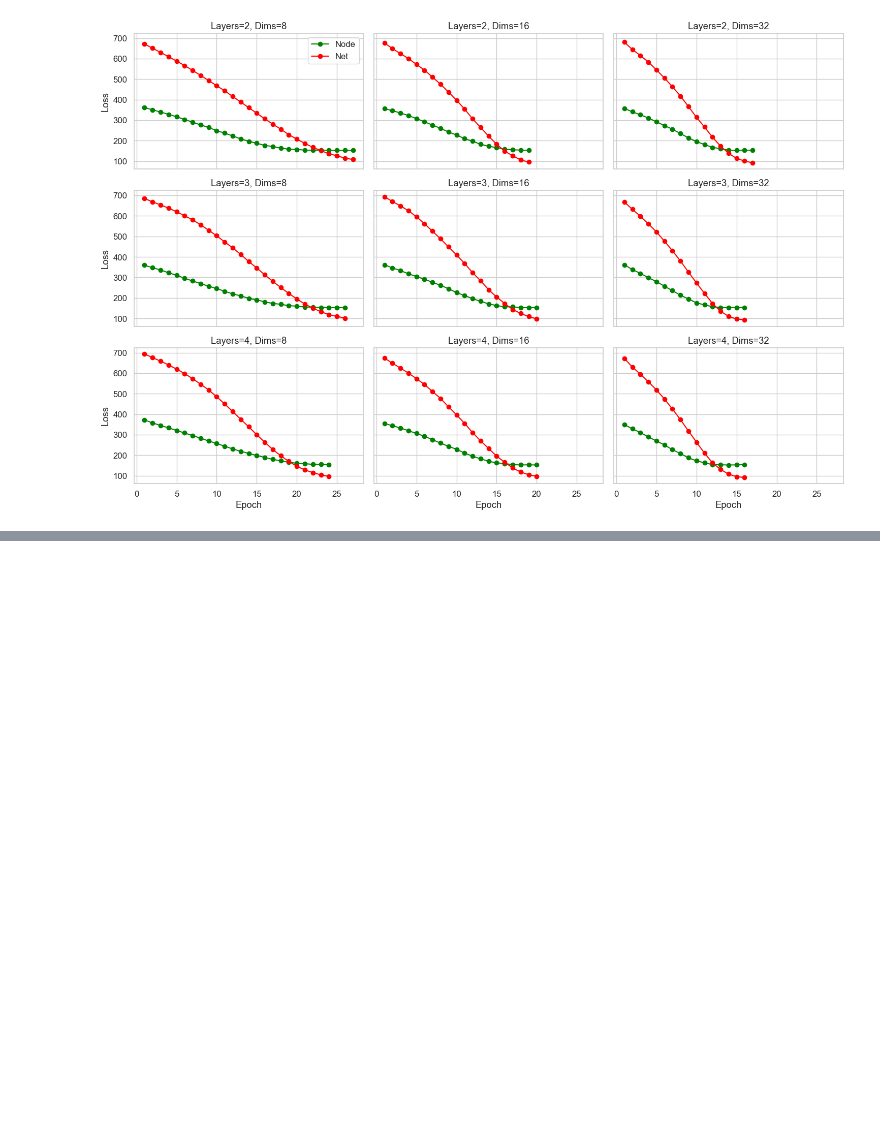
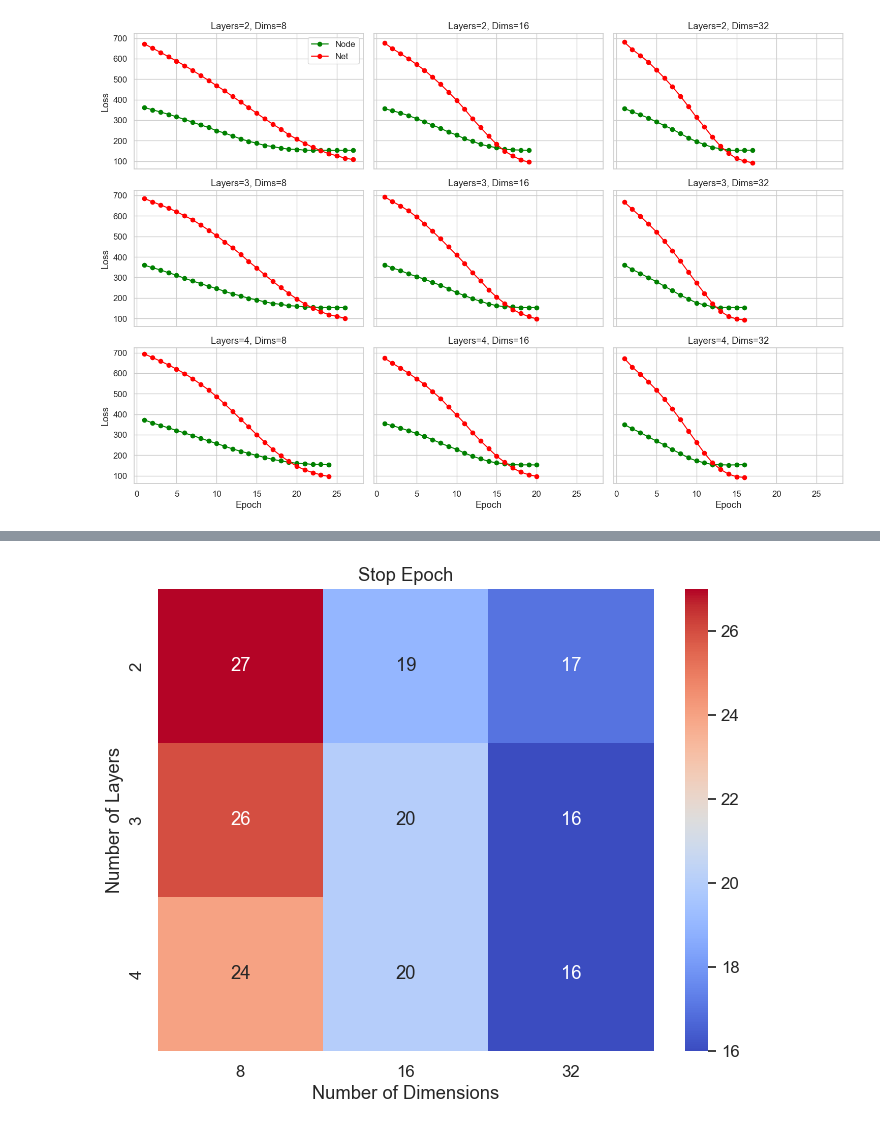
Before and after one commit to hanhoangia/dehnn-optim, a Jupyter notebook: notebook/gridsearch_plots.ipynb, the cells around one changed output, grey strips where cells are left out. Cells and saved outputs as stored; diff of their text form; code cells hidden in the pictures; blank space fills up the shorter version.

```diff
--- a/notebook/gridsearch_plots.ipynb
+++ b/notebook/gridsearch_plots.ipynb
@@ -7,8 +7,8 @@ import seaborn as sns
 sns.set(style="whitegrid", font_scale=1.1)
 
 # Paths to CSV files (adjust if needed)
-grid_search_csv = "../profiling_results/gridsearch/grid_search_results.csv"
-train_loss_csv = "../profiling_results/gridsearch/training_loss_log.csv"
+grid_search_csv = "../profiling_results/grid-search/grid_search_results.csv"
+train_loss_csv = "../profiling_results/grid-search/training_loss_log.csv"
 
 # Read grid search results CSV
 grid_df = pd.read_csv(grid_search_csv)
@@ -184,0 +189,16 @@ plt.show()
+# %%
+# get the stop epoch for each configuration
+stop_epoch_df = train_loss_df.groupby(["num_layer", "num_dim"]).agg({"epoch": "max"}).reset_index()
+stop_epoch_df.rename(columns={"epoch": "stop_epoch"}, inplace=True)
+
+# plot the stop epoch heatmap
+pivot_stop_epoch = stop_epoch_df.pivot(index="num_layer", columns="num_dim", values="stop_epoch")
+plt.figure(figsize=(8, 6))
+sns.heatmap(pivot_stop_epoch, annot=True, fmt=".0f", cmap="coolwarm")
+plt.title("Stop Epoch")
+plt.ylabel("Number of Layers")
+plt.xlabel("Number of Dimensions")
+plt.savefig("../profiling_results/grid-search/heatmap_stop_epoch.png")
+plt.show()
+# %% [output]
+[figure, added]
```
Also changed, not shown: parts of 1 cell of this notebook, 10 other files.
